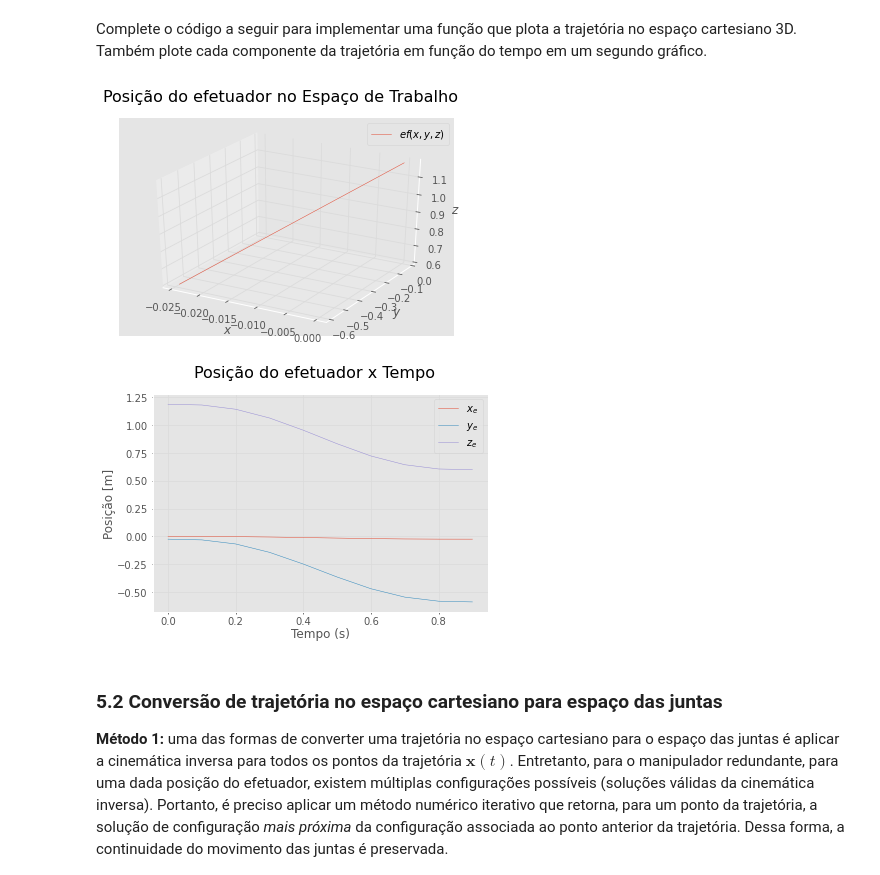
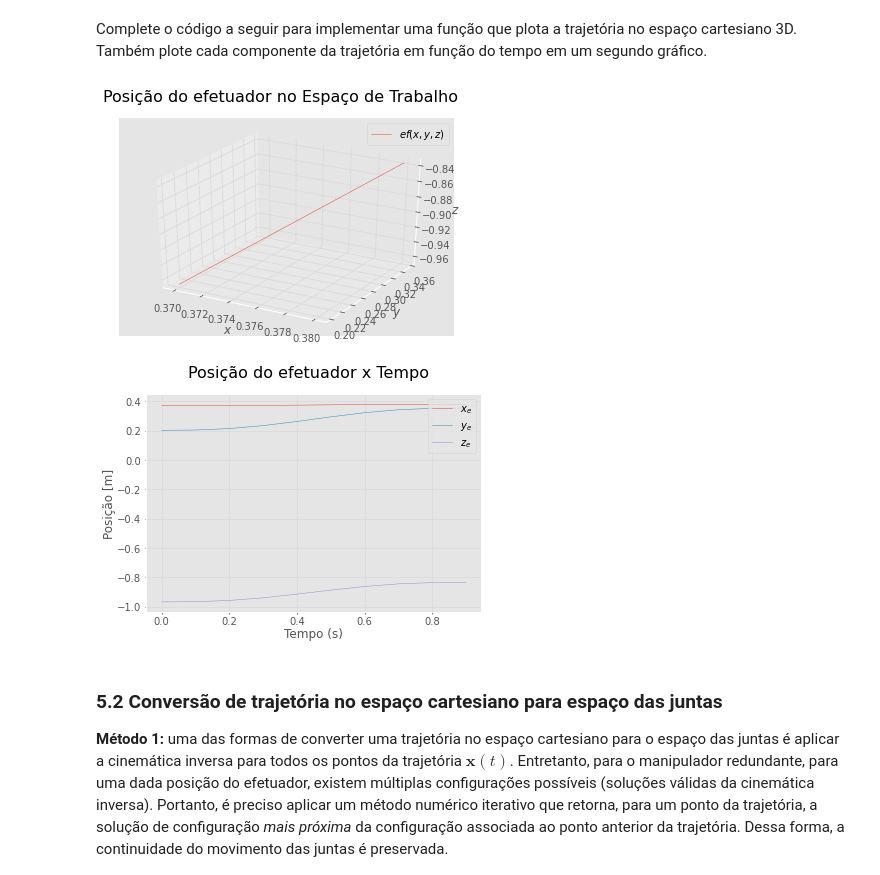
Before and after one commit to RafaelBaquero/lab-robos-manip, a Jupyter notebook: sel0634_tarefa6_2022.ipynb, the cells around one changed output. Drawn from its saved outputs; the diff is of its cells as text; code cells hidden in the pictures.

```diff
--- a/sel0634_tarefa6_2022.ipynb
+++ b/sel0634_tarefa6_2022.ipynb
@@ -356,12 +366,12 @@ def calcular_trajetoria_cartesiano(robot, q_s, q_g, Td, dt):
   return x_t, dx_t
 
 # Testing the function
-# q_s = np.array([0,1,2,3,4,5,6])
-# q_g = np.array([1,2,3,4,5,6,7])
-# Td = 0.9
-# dt = 0.1
-# robot1 = kinova_robot("KinovaGen3_P1")
-# [x_t, dx_t] = calcular_trajetoria_cartesiano(robot1,q_s,q_g,Td,dt)
+q_s = np.array([0,10,20,30,40,50,60])*pi/180
+q_g = np.array([10,20,30,40,50,60,70])*pi/180
+Td = 0.9
+dt = 0.1
+robot1 = kinova_robot("KinovaGen3_P1")
+[x_t, dx_t] = calcular_trajetoria_cartesiano(robot1,q_s,q_g,Td,dt)
 
-# print("x_t = \n",x_t)
-# print("dx_t = \n",dx_t)
+print("x_t = \n",x_t)
+print("dx_t = \n",dx_t)
@@ -394,39 +422,38 @@ def plotar_trajetoria_cartesiano(x_t, Td, dt):
   lgn = ["$x_e$","$y_e$","$z_e$"]
 
   fig = plt.figure()
   fig.suptitle('Posição do efetuador x Tempo',fontsize = 16)
   ax1 = fig.add_subplot(1,1,1)
   for i in range(3):
     ax1.plot(t,x_t[:,i])
   ax1.grid(True)
   # ax1.legend(lgn,loc = "upper left",ncol=len(lgn))
   ax1.legend(lgn,loc = "upper right")
   plt.xlabel('Tempo (s)')
   plt.ylabel(r'Posição [m]')
   # https://matplotlib.org/3.5.0/tutorials/text/mathtext.html
 
   # fig = plt.figure()
   # ax2 = fig.add_subplot(1,1,1)
   # for i in range(3):
   #   ax2.plot(t,w_efetuador[i,:])
   # ax2.grid(True)
   # ax2.legend(lgn_w,loc = "upper right")
   # plt.xlabel('Tempo (s)')
   # plt.ylabel(r'Velocidade angular $\omega$ [rad/s]')
 
 # Testing the function
-# q_s = np.array([0,1,2,3,4,5,6])
-# q_g = np.array([1,2,3,4,5,6,7])
-q_s = np.array([0,0,0,0,0,0,0])*pi/180
-q_g = np.array([90,90,0,-90,0,90,0])*pi/180
+q_s = np.array([0,10,20,30,40,50,60])*pi/180
+q_g = np.array([10,20,30,40,50,60,70])*pi/180
+
 Td = 0.9
 dt = 0.1
 robot1 = kinova_robot("KinovaGen3_P1")
 [x_t, dx_t] = calcular_trajetoria_cartesiano(robot1,q_s,q_g,Td,dt)
 plotar_trajetoria_cartesiano(x_t,Td,dt)
 # %% [output]
-[figure, old version]
+[figure, new version]
-[figure, old version]
+[figure, new version]
 # %% [markdown]
 ### 5.2 Conversão de trajetória no espaço cartesiano para espaço das juntas
 
```
Also changed, not shown: parts of 6 cells of this notebook.
